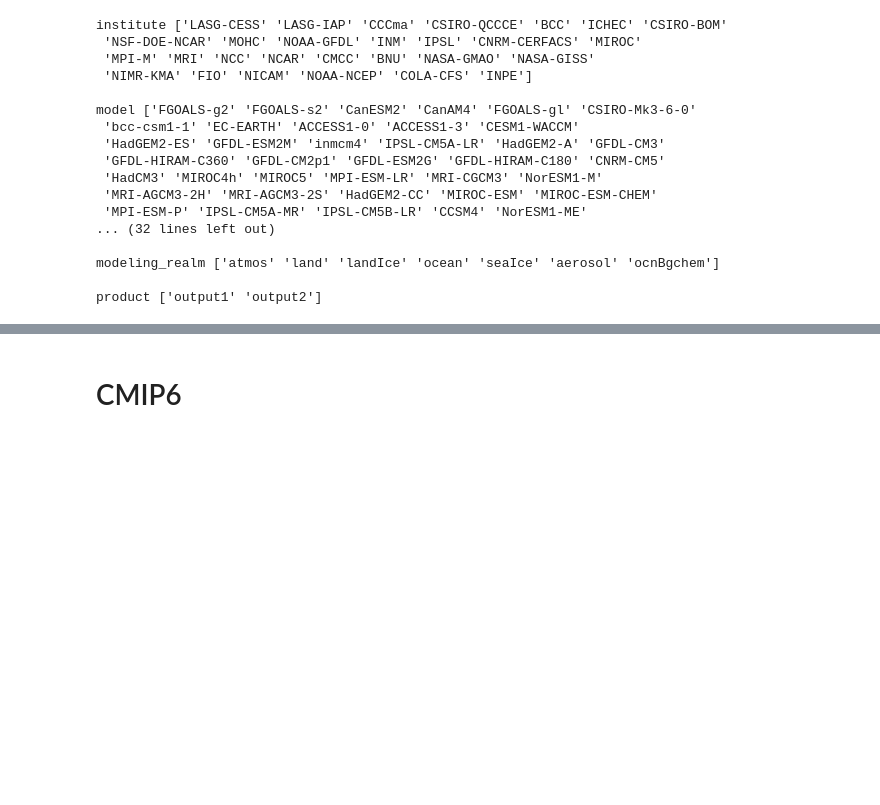
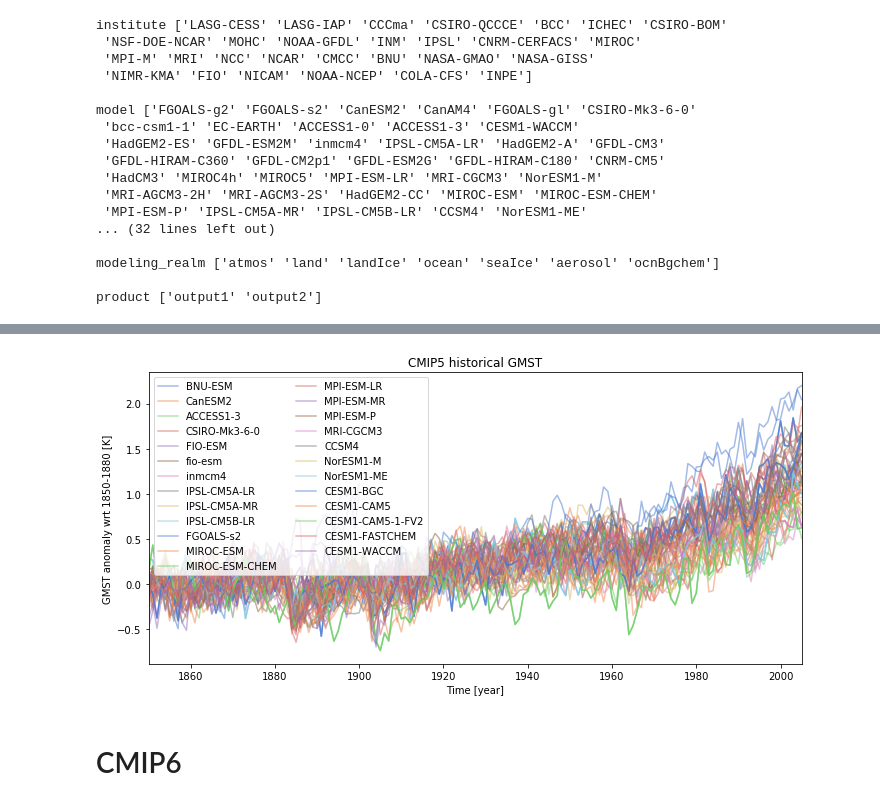
Before and after one commit to aaronspring/pymistral, a Jupyter notebook: notebooks/intake/intake_CMIP.ipynb, the cells around one changed output, grey strips where cells are left out. Drawn from its saved outputs; the diff is of its cells as text; code cells hidden in the pictures; blank space fills up the shorter version.

Commit message:
new mistral collections

```diff
--- a/notebooks/intake/intake_CMIP.ipynb
+++ b/notebooks/intake/intake_CMIP.ipynb
@@ -368,0 +92,2 @@ skill_rm_trend.isel(lead=slice(0,5)).where(skill_rm_trend>0).plot(row='model',co
+# %%
+hist = cat.to_dask()
@@ -368,0 +185,44 @@ skill_rm_trend.isel(lead=slice(0,5)).where(skill_rm_trend>0).plot(row='model',co
+# %%
+res = xr.concat(res2,'model',coords='all')
+res['model']=modellist
+
+res = res.compute()
+# %%
+# yearmean and anomaly
+def yearmonmean(ds):
+    return ds.groupby('time.year').mean('time').rename({'year': 'time'})
+
+res_ym = yearmonmean(res)
+ana_ym = res_ym-res_ym.sel(time=slice(1850,1880)).mean('time')
+# %%
+def no_double_entries_in_legend(ax=None, **kwargs):
+    from collections import OrderedDict
+    if ax is None:
+        ax = plt.gca()
+    handles, labels = ax.get_legend_handles_labels()
+    by_label = OrderedDict(zip(labels, handles))
+    ax.legend(by_label.values(), by_label.keys(), **kwargs)
+    return ax
+# %%
+varname='GMST' #v
+units = res.attrs['units']
+import seaborn as sns
+colors = sns.color_palette("muted", res.model.size).as_hex()
+
+alpha=1
+fig,ax=plt.subplots(figsize=(10,5))
+for i, model in enumerate(ana_ym.model.values):
+    c=colors[i]
+    # same values for all members in ana_ym
+    for member in ana_ym.member_id.values:
+        ts = ana_ym.sel(member_id=member,model=model)
+        if not ts.isnull().all():
+            ts.plot(c=c,label=model,ax=ax,alpha=alpha/2)
+no_double_entries_in_legend(ax=ax,ncol=2)
+plt.xlim([ana_ym.time.min(),ana_ym.time.max()])
+plt.title(' '.join(['CMIP5',experiment_id,varname]))
+plt.xlabel('Time [year]')
+plt.ylabel(f'{varname} anomaly wrt 1850-1880 [{units}]')
+plt.tight_layout()
+# %% [output]
+[figure, added]
```
Also changed, not shown: parts of 73 cells of this notebook, 8 other files.
